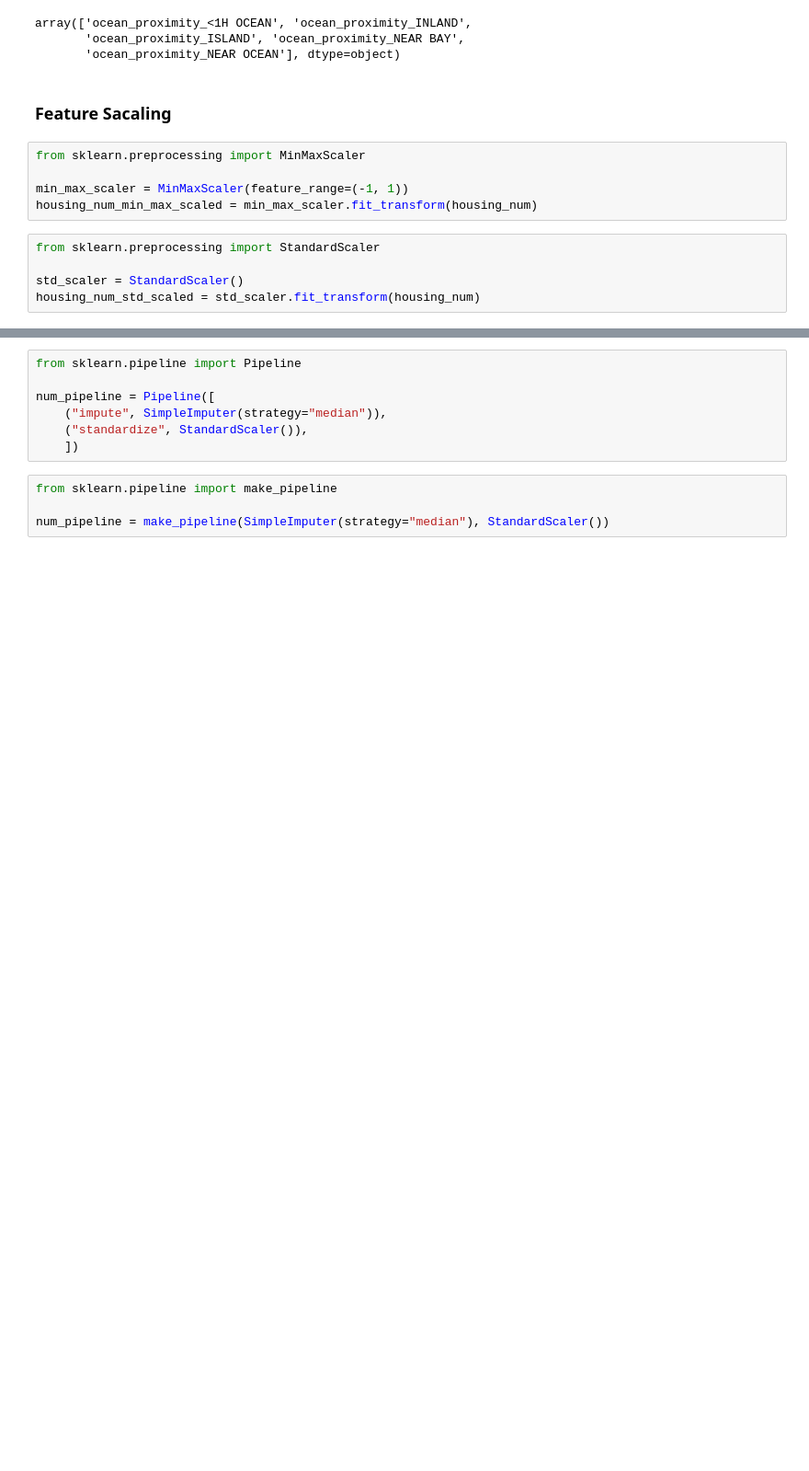
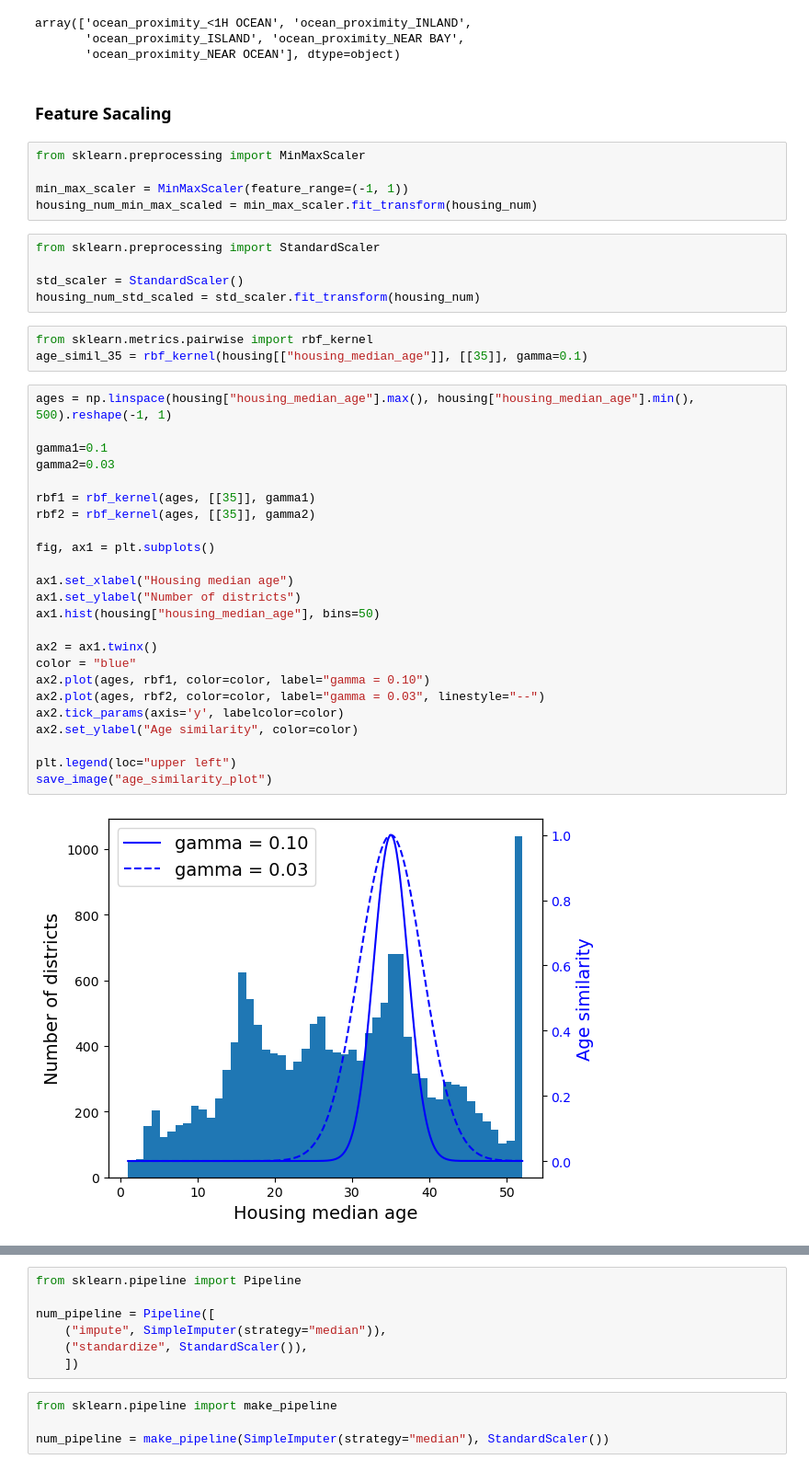
Before and after one commit to khaiwalVikrant/ai_ml_practice, a Jupyter notebook: heads_on_machine_learning/chapter_1.ipynb, the cells around one changed output, grey strips where cells are left out. Shown at 92% size. Drawn from its saved outputs; the diff is of its cells as text; blank space fills up the shorter version.

```diff
--- a/heads_on_machine_learning/chapter_1.ipynb
+++ b/heads_on_machine_learning/chapter_1.ipynb
@@ -427,3 +427,32 @@ from sklearn.preprocessing import StandardScaler
 
 std_scaler = StandardScaler()
 housing_num_std_scaled = std_scaler.fit_transform(housing_num)
+# %%
+from sklearn.metrics.pairwise import rbf_kernel
+age_simil_35 = rbf_kernel(housing[["housing_median_age"]], [[35]], gamma=0.1)
+# %%
+ages = np.linspace(housing["housing_median_age"].max(), housing["housing_median_age"].min(), 500).reshape(-1, 1)
+
+gamma1=0.1
+gamma2=0.03
+
+rbf1 = rbf_kernel(ages, [[35]], gamma1)
+rbf2 = rbf_kernel(ages, [[35]], gamma2)
+
+fig, ax1 = plt.subplots()
+
+ax1.set_xlabel("Housing median age")
+ax1.set_ylabel("Number of districts")
+ax1.hist(housing["housing_median_age"], bins=50)
+
+ax2 = ax1.twinx()
+color = "blue"
+ax2.plot(ages, rbf1, color=color, label="gamma = 0.10")
+ax2.plot(ages, rbf2, color=color, label="gamma = 0.03", linestyle="--")
+ax2.tick_params(axis='y', labelcolor=color)
+ax2.set_ylabel("Age similarity", color=color)
+
+plt.legend(loc="upper left")
+save_image("age_similarity_plot")
+# %% [output]
+[figure, added]
```
Also changed, not shown: parts of 21 cells of this notebook.
